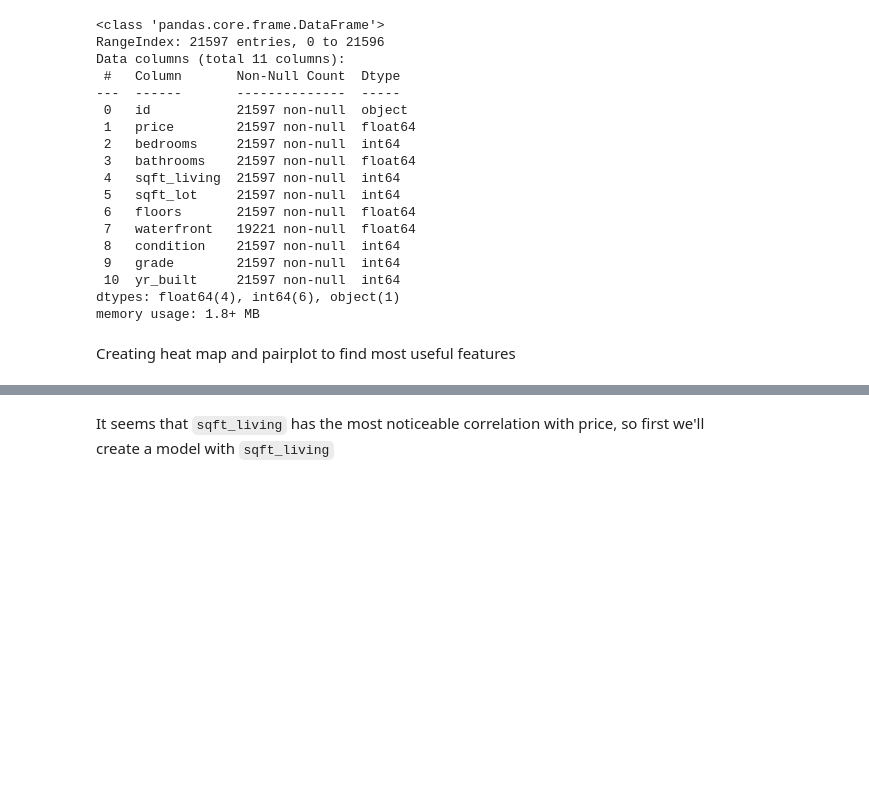
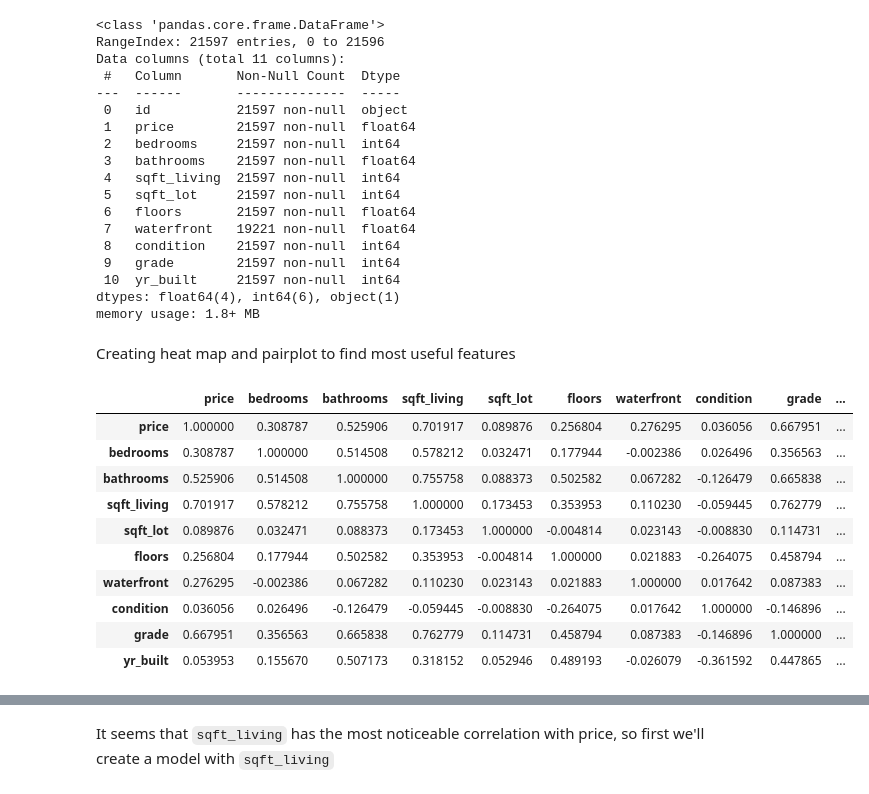
Before and after one commit to nancyho83/Property-Development-Analysis, a Jupyter notebook: Property_Development_Analysis.ipynb, the cells around one changed output, grey strips where cells are left out. Drawn from its saved outputs; the diff is of its cells as text; code cells hidden in the pictures; blank space fills up the shorter version.

```diff
--- a/Property_Development_Analysis.ipynb
+++ b/Property_Development_Analysis.ipynb
@@ -159,3 +157,16 @@ memory usage: 1.8+ MB
 Creating heat map and pairplot to find most useful features
 # %%
 corr_df = housing_df.corr()
+corr_df
+# %% [output]
+|  | price | bedrooms | bathrooms | sqft_living | sqft_lot | floors | waterfront | condition | grade | ... |
+| price | 1.000000 | 0.308787 | 0.525906 | 0.701917 | 0.089876 | 0.256804 | 0.276295 | 0.036056 | 0.667951 | ... |
+| bedrooms | 0.308787 | 1.000000 | 0.514508 | 0.578212 | 0.032471 | 0.177944 | -0.002386 | 0.026496 | 0.356563 | ... |
+| bathrooms | 0.525906 | 0.514508 | 1.000000 | 0.755758 | 0.088373 | 0.502582 | 0.067282 | -0.126479 | 0.665838 | ... |
+| sqft_living | 0.701917 | 0.578212 | 0.755758 | 1.000000 | 0.173453 | 0.353953 | 0.110230 | -0.059445 | 0.762779 | ... |
+| sqft_lot | 0.089876 | 0.032471 | 0.088373 | 0.173453 | 1.000000 | -0.004814 | 0.023143 | -0.008830 | 0.114731 | ... |
+| floors | 0.256804 | 0.177944 | 0.502582 | 0.353953 | -0.004814 | 1.000000 | 0.021883 | -0.264075 | 0.458794 | ... |
+| waterfront | 0.276295 | -0.002386 | 0.067282 | 0.110230 | 0.023143 | 0.021883 | 1.000000 | 0.017642 | 0.087383 | ... |
+| condition | 0.036056 | 0.026496 | -0.126479 | -0.059445 | -0.008830 | -0.264075 | 0.017642 | 1.000000 | -0.146896 | ... |
+| grade | 0.667951 | 0.356563 | 0.665838 | 0.762779 | 0.114731 | 0.458794 | 0.087383 | -0.146896 | 1.000000 | ... |
+| yr_built | 0.053953 | 0.155670 | 0.507173 | 0.318152 | 0.052946 | 0.489193 | -0.026079 | -0.361592 | 0.447865 | ... |
```
Also changed, not shown: parts of 11 cells of this notebook.
